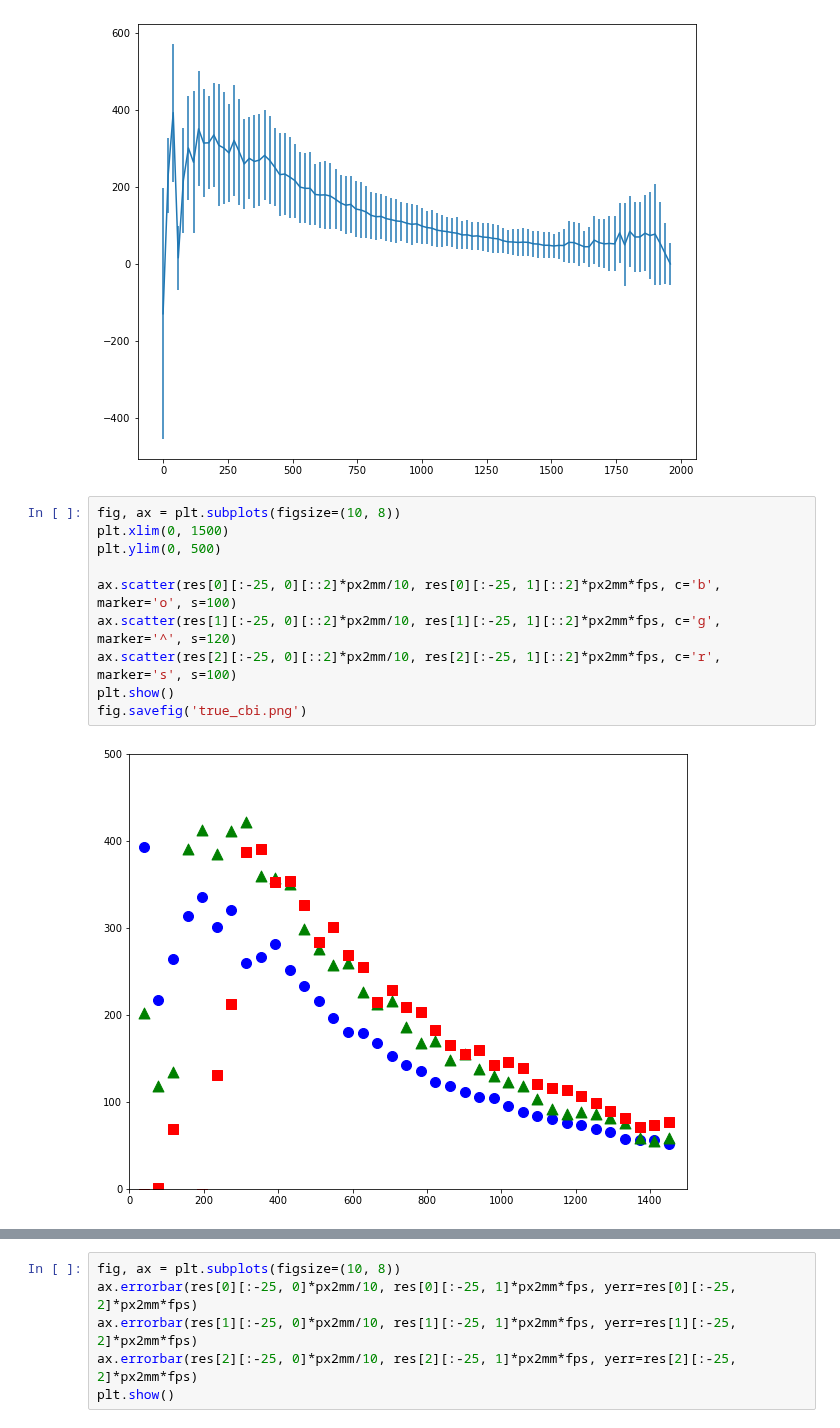
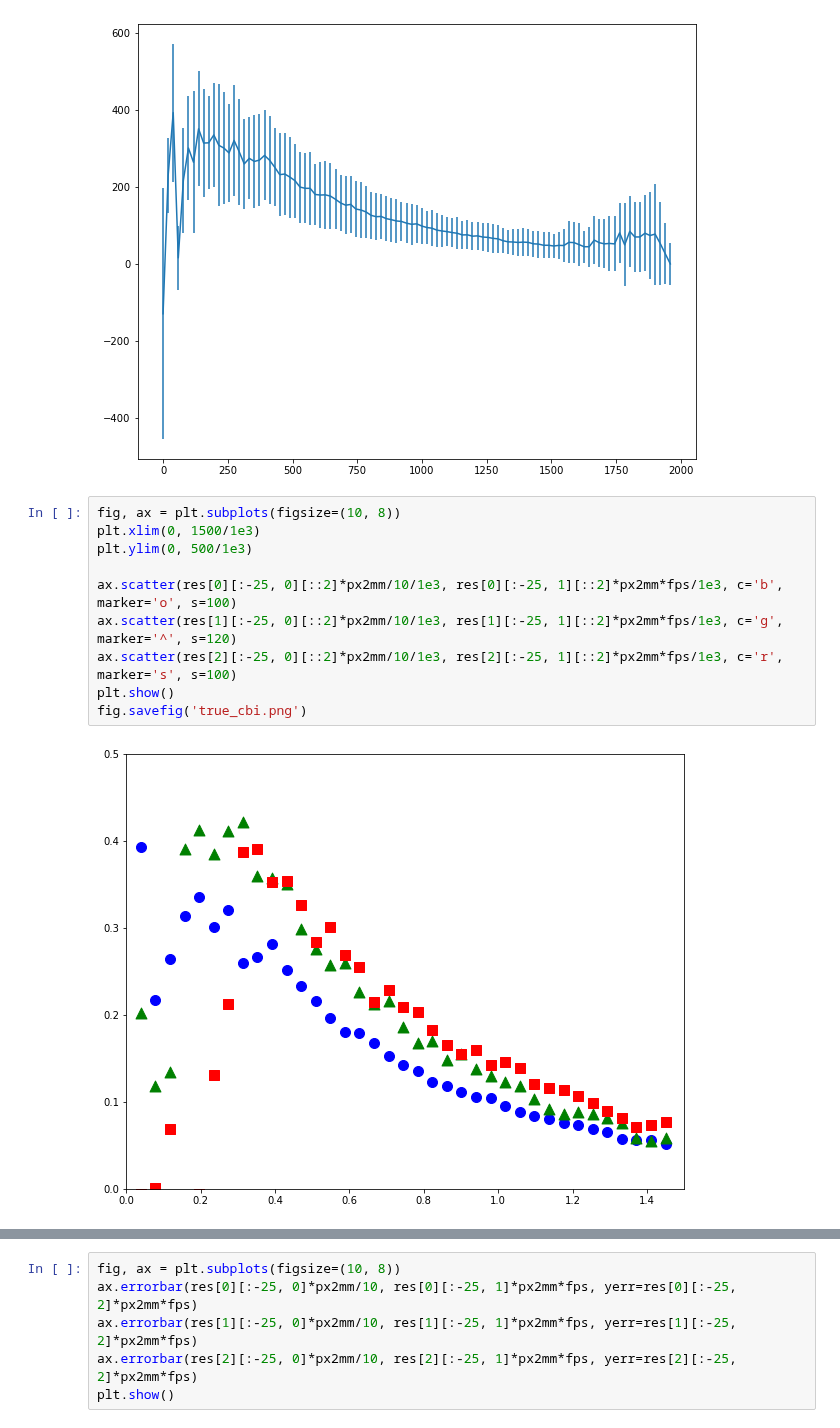
Before and after one commit to wakky927/master-pool, a Jupyter notebook: 20221027/post.ipynb, the cells around one changed output, grey strips where cells are left out. Cells and saved outputs as stored; diff of their text form.

```diff
--- a/20221027/post.ipynb
+++ b/20221027/post.ipynb
@@ -109,13 +109,13 @@ plt.show()
 [figure]
 # %%
 fig, ax = plt.subplots(figsize=(10, 8))
-plt.xlim(0, 1500)
-plt.ylim(0, 500)
+plt.xlim(0, 1500/1e3)
+plt.ylim(0, 500/1e3)
 
-ax.scatter(res[0][:-25, 0][::2]*px2mm/10, res[0][:-25, 1][::2]*px2mm*fps, c='b', marker='o', s=100)
-ax.scatter(res[1][:-25, 0][::2]*px2mm/10, res[1][:-25, 1][::2]*px2mm*fps, c='g', marker='^', s=120)
-ax.scatter(res[2][:-25, 0][::2]*px2mm/10, res[2][:-25, 1][::2]*px2mm*fps, c='r', marker='s', s=100)
+ax.scatter(res[0][:-25, 0][::2]*px2mm/10/1e3, res[0][:-25, 1][::2]*px2mm*fps/1e3, c='b', marker='o', s=100)
+ax.scatter(res[1][:-25, 0][::2]*px2mm/10/1e3, res[1][:-25, 1][::2]*px2mm*fps/1e3, c='g', marker='^', s=120)
+ax.scatter(res[2][:-25, 0][::2]*px2mm/10/1e3, res[2][:-25, 1][::2]*px2mm*fps/1e3, c='r', marker='s', s=100)
 plt.show()
 fig.savefig('true_cbi.png')
 # %% [output]
-[figure, old version]
+[figure, new version]
```
Also changed, not shown: parts of 2 cells of this notebook, 32 other files.
